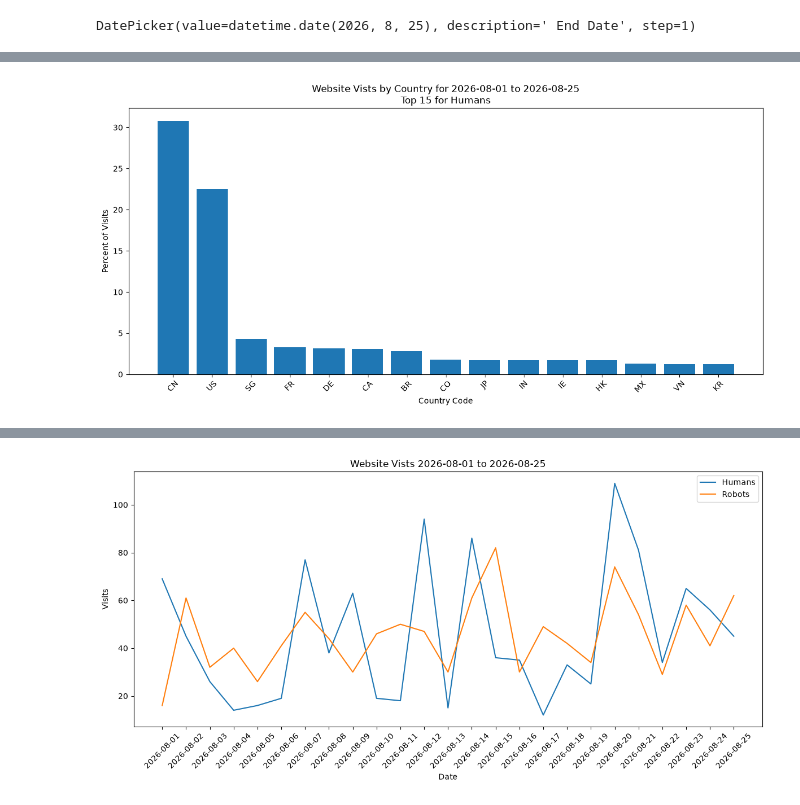
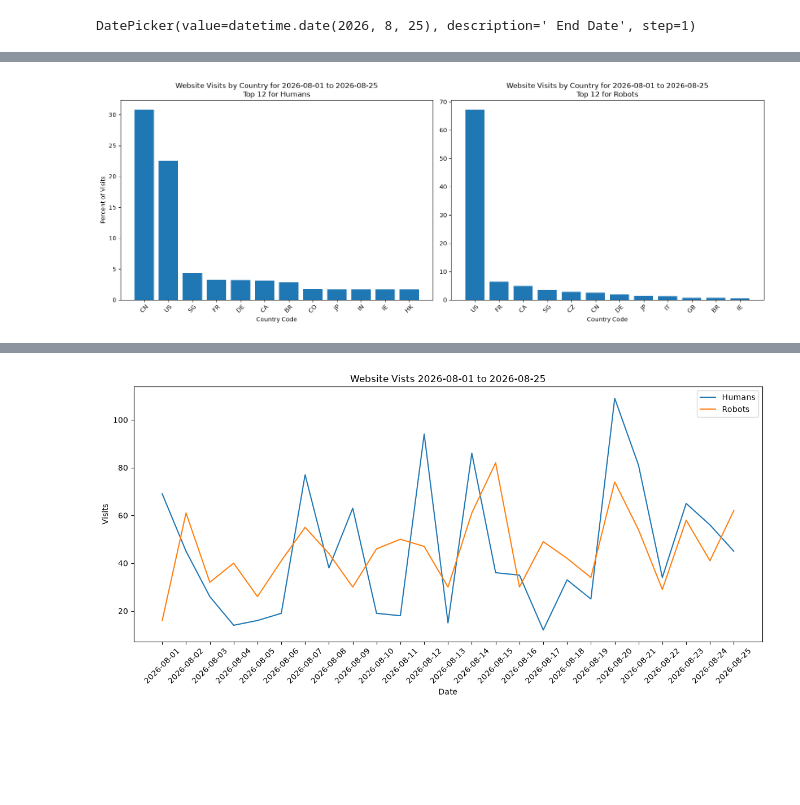
Before and after one commit to philiplessner/LogFileAnalysis, a Jupyter notebook: analyzedb.ipynb, the cells around one changed output, grey strips where cells are left out. Saved outputs shown, nothing was run; the diff lists cells and outputs as text; code cells hidden in the pictures; blank space fills up the shorter version.

Commit message:
Make graphs for humans and robots for coutnries and endpoints.

```diff
--- a/analyzedb.ipynb
+++ b/analyzedb.ipynb
@@ -56,5 +56,5 @@ country_query = """
     ORDER BY count DESC
     """
 # %%
-country_counts = query_results(country_query, path2db, (start_date, end_date))
+country_counts_humans = query_results(country_query_humans, path2db, (start_date, end_date))
 # %%
@@ -65,3 +65,21 @@ percentages = [count/total*100. for count in counts]
+# %%
+country_query_robots = """
+    SELECT countryCode, COUNT(*) AS count
+    FROM logs
+    WHERE Agent_Type = 'R'
+    AND strftime('%Y-%m-%d %H:%M:%S', datetime) BETWEEN ? AND ?
+    GROUP BY countryCode
+    ORDER BY count DESC
+    """
+# %%
+
+country_counts_robots = query_results(country_query_robots, path2db, (start_date, end_date))
+# %%
+
+countryCodes_robots = [countryCode for countryCode, _ in country_counts_robots]
+counts_robots = [count for _, count in country_counts_robots]
+total = sum(counts_robots)
+percentages_robots = [count/total*100. for count in counts_robots]
 # %%
 # Get n for top(n) countries to display
 top_n = widgets.IntSlider(
@@ -77,15 +95,22 @@ display(top_n)
 # %% [output]
 [interactive output not drawn]
 # %%
-plt.figure(figsize=(12, 6))
-plt.bar(countryCodes[:top_n.value], percentages[:top_n.value])
-plt.title(f'Website Vists by Country for {date_start.value} to {date_end.value}\nTop {top_n.value} for Humans')
-plt.xlabel('Country Code')
-plt.ylabel('Percent of Visits')
-plt.xticks(rotation=45)
-plt.tight_layout()
+fig, axes = plt.subplots(1, 2, figsize=(16, 6))
+
+axes[0].bar(countryCodes_humans[:top_n.value], percentages_humans[:top_n.value])
+axes[0].set_title(f'Website Visits by Country for {date_start.value} to {date_end.value}\nTop {top_n.value} for Humans')
+axes[0].set_xlabel('Country Code')
+axes[0].set_ylabel('Percent of Visits')
+axes[0].tick_params(axis='x', rotation=45)
+
+axes[1].bar(countryCodes_robots[:top_n.value], percentages_robots[:top_n.value])
+axes[1].set_title(f'Website Visits by Country for {date_start.value} to {date_end.value}\nTop {top_n.value} for Robots')
+axes[1].set_xlabel('Country Code')
+axes[1].tick_params(axis='x', rotation=45)
+
+fig.tight_layout()
 # %% [output]
-[figure, old version]
+[figure, new version]
 # %%
 countryvisits_html = f"""
 <html>
```
Also changed, not shown: parts of 12 cells of this notebook.
